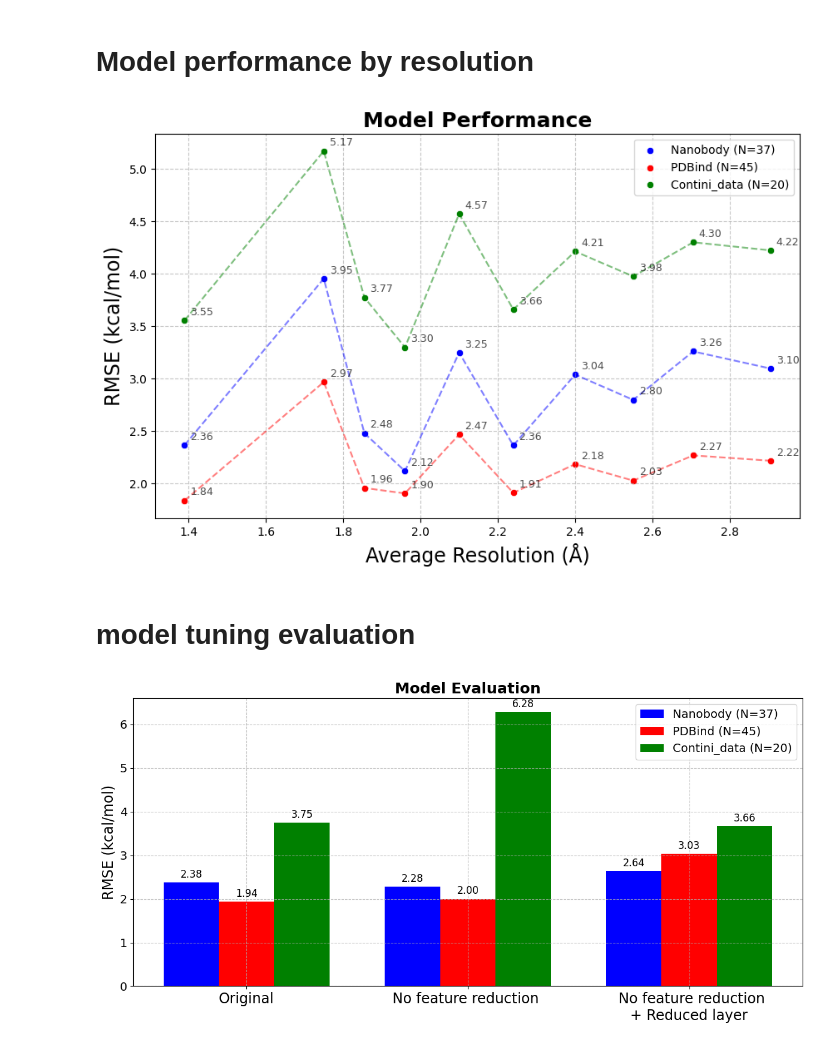
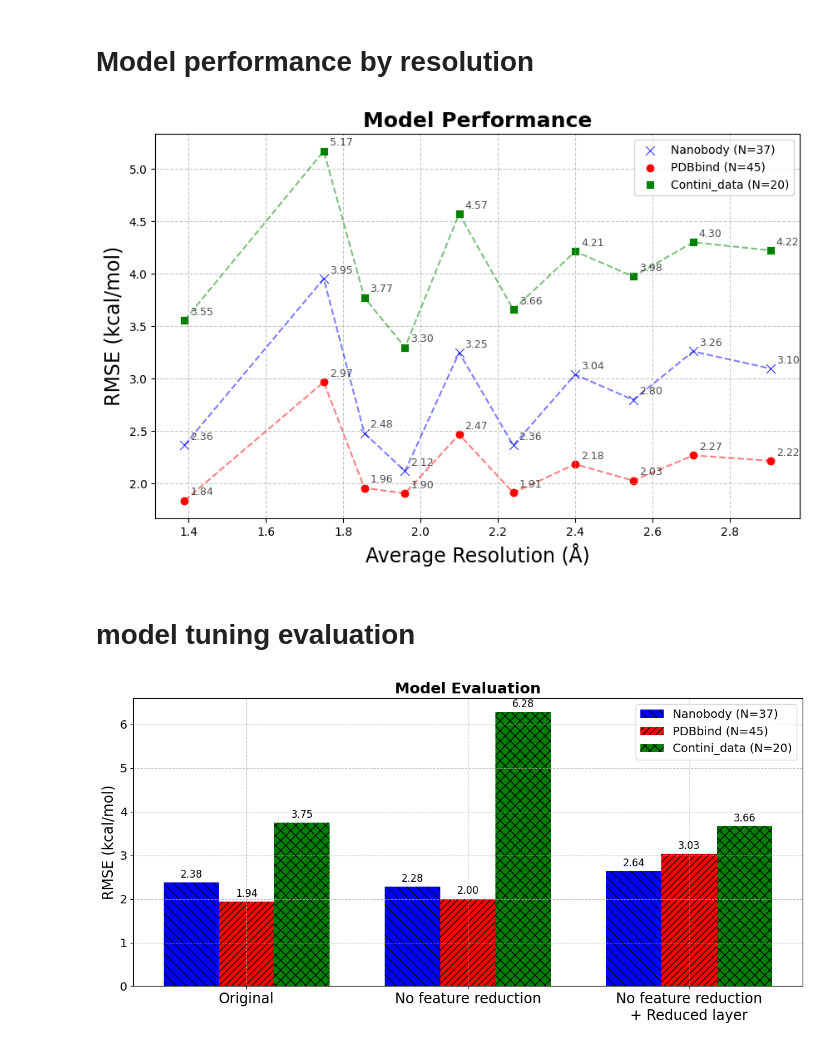
Before and after one commit to SahaLabGitHub/PPI_NN, a Jupyter notebook: Model_Evaluation/model_performance_plots.ipynb, the cells around one changed output. Saved outputs shown, nothing was run; the diff lists cells and outputs as text; code cells hidden in the pictures.

Commit message:
update model performance plots

```diff
--- a/Model_Evaluation/model_performance_plots.ipynb
+++ b/Model_Evaluation/model_performance_plots.ipynb
@@ -112,7 +119,13 @@ palette = sns.color_palette('Set1', n_colors=len(df['test_dataset'].unique()))
 color_dict = dict(zip(df['test_dataset'].unique(), palette))
 
 # Define specific colors for each dataset
-colors = {'Nanobody (N=37)': 'blue', 'PDBind (N=45)': 'red', 'Contini_data (N=20)': 'green'}
+colors = {'Nanobody (N=37)': 'blue', 'PDBbind (N=45)': 'red', 'Contini_data (N=20)': 'green'}
+
+markers = {
+    'Nanobody (N=37)': 'x',
+    'PDBbind (N=45)': 'o',
+    'Contini_data (N=20)': 's'
+}
 
 # Plot each dataset
 for dataset in df['test_dataset'].unique():
@@ -120,7 +133,7 @@ for dataset in df['test_dataset'].unique():
 
     # Scatter plot
     sns.scatterplot(data=dataset_data, x='resolution_avg', y='rmse',
-                    label=dataset, color=colors[dataset])
+                    label=dataset, color=colors[dataset], marker= markers[dataset], s=60)
 
     # Connect points with lines
     plt.plot(dataset_data['resolution_avg'], dataset_data['rmse'],
@@ -144,7 +157,7 @@ plt.grid(True, linestyle='--', alpha=0.7)
 
 plt.show()
 # %% [output]
-[figure, old version]
+[figure, new version]
 # %% [markdown]
 # model tuning evaluation
 # %%
@@ -153,38 +166,52 @@ import numpy as np
 import matplotlib.pyplot as plt
 
 # Load data
-df = pd.read_csv('/Users/qingshuzhao/Library/CloudStorage/OneDrive-SharedLibraries-UWM/Arjun Saha - qingshu_project/Paper/Figures/tuning_metrics.csv')
+df = pd.read_csv('/Users/qingshuzhao/Library/CloudStorage/OneDrive-SharedLibraries-UWM/Arjun Saha - qingshu_project/Rosetta_derived_feature_ANN/Paper/Figures/tuning_metrics.csv')
 
 # Plot
 fig, ax = plt.subplots(figsize=(12, 6))
 bar_width = 0.25
 index = np.arange(len(df['Model Configuration']))
 
+# Define hatches for each dataset
+HATCHES = {
+    "Nanobody (N=37)": "\\\\",
+    "PDBbind (N=45)": "///",
+    "Contini_data (N=20)": "xx",
+}
+
 # Bars
 bar1 = ax.bar(index - bar_width, df['Nanobody'], bar_width, label='Nanobody (N=37)', color='blue')
-bar2 = ax.bar(index, df['PDBind'], bar_width, label='PDBind (N=45)', color='red')
+bar2 = ax.bar(index, df['PDBbind'], bar_width, label='PDBbind (N=45)', color='red')
 bar3 = ax.bar(index + bar_width, df['Contini_data'], bar_width, label='Contini_data (N=20)', color='green')
+
+# Apply hatches
+for bar in bar1:
+    bar.set_hatch(HATCHES['Nanobody (N=37)'])
+for bar in bar2:
+    bar.set_hatch(HATCHES['PDBbind (N=45)'])
+for bar in bar3:
+    bar.set_hatch(HATCHES['Contini_data (N=20)'])
 
 # Annotations
 for bars in [bar1, bar2, bar3]:
     for bar in bars:
         height = bar.get_height()
         ax.annotate(f'{height:.2f}', xy=(bar.get_x() + bar.get_width() / 2, height),
                     xytext=(0, 3), textcoords='offset points', ha='center', va='bottom', fontsize=12)
 
 # Labels and formatting
-#ax.set_xlabel('Model Configuration')
 ax.set_ylabel('RMSE (kcal/mol)', fontsize=17)
 ax.set_title('Model Evaluation', fontweight='bold', fontsize=18)
 ax.set_xticks(index)
-ax.set_xticklabels(["Original", "No feature reduction ", " No feature reduction\n+ Reduced layer"], fontsize=17, rotation=0)
+ax.set_xticklabels(["Original", "No feature reduction", "No feature reduction\n+ Reduced layer"], fontsize=17, rotation=0)
 ax.legend(fontsize=14)
 ax.grid(True, linestyle='--', alpha=0.7)
 
 # Change y-axis tick size
 ax.tick_params(axis='y', which='major', labelsize=14)
 
 plt.tight_layout()
 plt.show()
 # %% [output]
-[figure, old version]
+[figure, new version]
```
Also changed, not shown: parts of 1 cell of this notebook.
